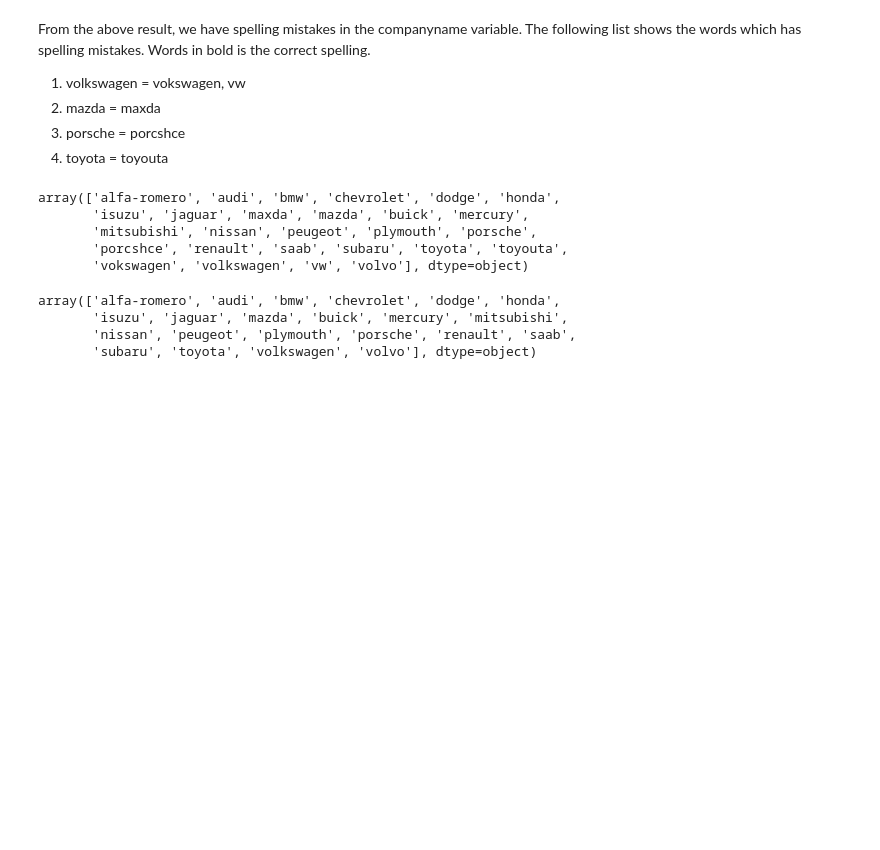
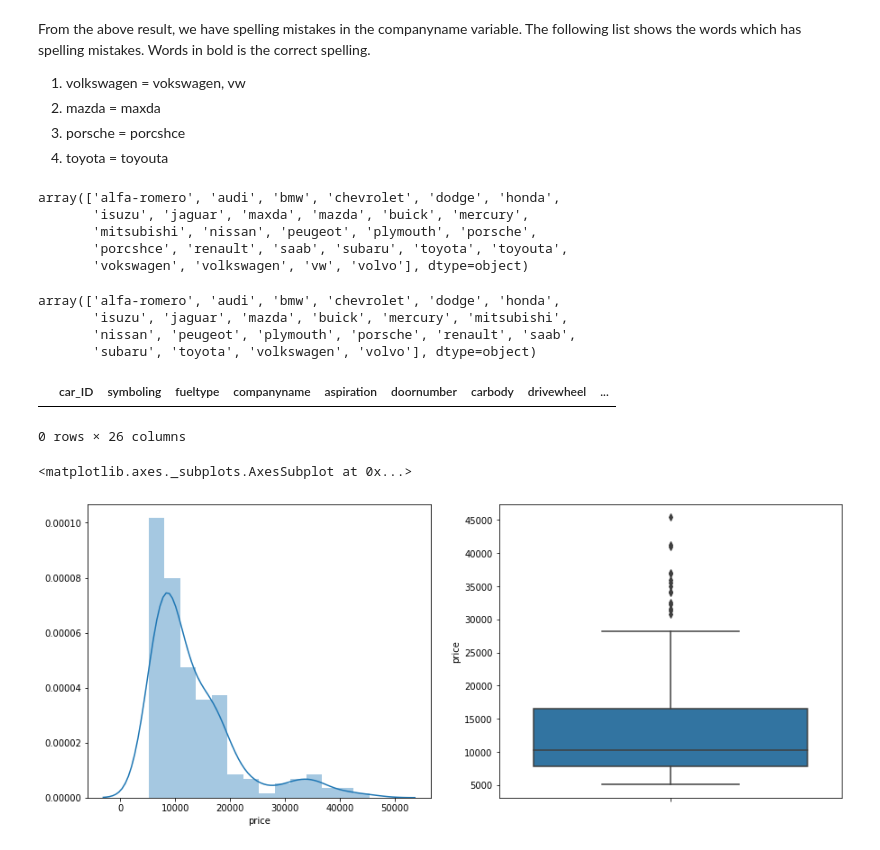
Before and after one commit to rishavhack/Projects-On-MachineLearning-OpenCV-NLP, a Jupyter notebook: Project 7 Car Price - Multiple Linear Regression/Car Price - Multiple Linear Regression.ipynb, the cells around one changed output. Saved outputs shown, nothing was run; the diff lists cells and outputs as text; code cells hidden in the pictures; blank space fills up the shorter version.

```diff
--- a/Project 7 Car Price - Multiple Linear Regression/Car Price - Multiple Linear Regression.ipynb
+++ b/Project 7 Car Price - Multiple Linear Regression/Car Price - Multiple Linear Regression.ipynb
@@ -146,3 +146,21 @@ array(['alfa-romero', 'audi', 'bmw', 'chevrolet', 'dodge', 'honda',
        'isuzu', 'jaguar', 'mazda', 'buick', 'mercury', 'mitsubishi',
        'nissan', 'peugeot', 'plymouth', 'porsche', 'renault', 'saab',
        'subaru', 'toyota', 'volkswagen', 'volvo'], dtype=object)
+# %%
+# Checking for duplicate values in car_details dataframe
+car_details.loc[car_details.duplicated()]
+# %% [output]
+|  | car_ID | symboling | fueltype | companyname | aspiration | doornumber | carbody | drivewheel | ... |
+0 rows × 26 columns
+# %%
+# Let's understand the price of the car
+plt.figure(figsize=(15,6)) #Set width and height for plots
+plt.subplot(1,2,1) # set the rows,columns and their indexing postions
+sns.distplot(a = car_details.price)
+
+
+plt.subplot(1,2,2) # Set the rows, columns and their indexing position
+sns.boxplot(y = car_details.price)
+# %% [output]
+<matplotlib.axes._subplots.AxesSubplot at 0x...>
+[figure, added]
```
